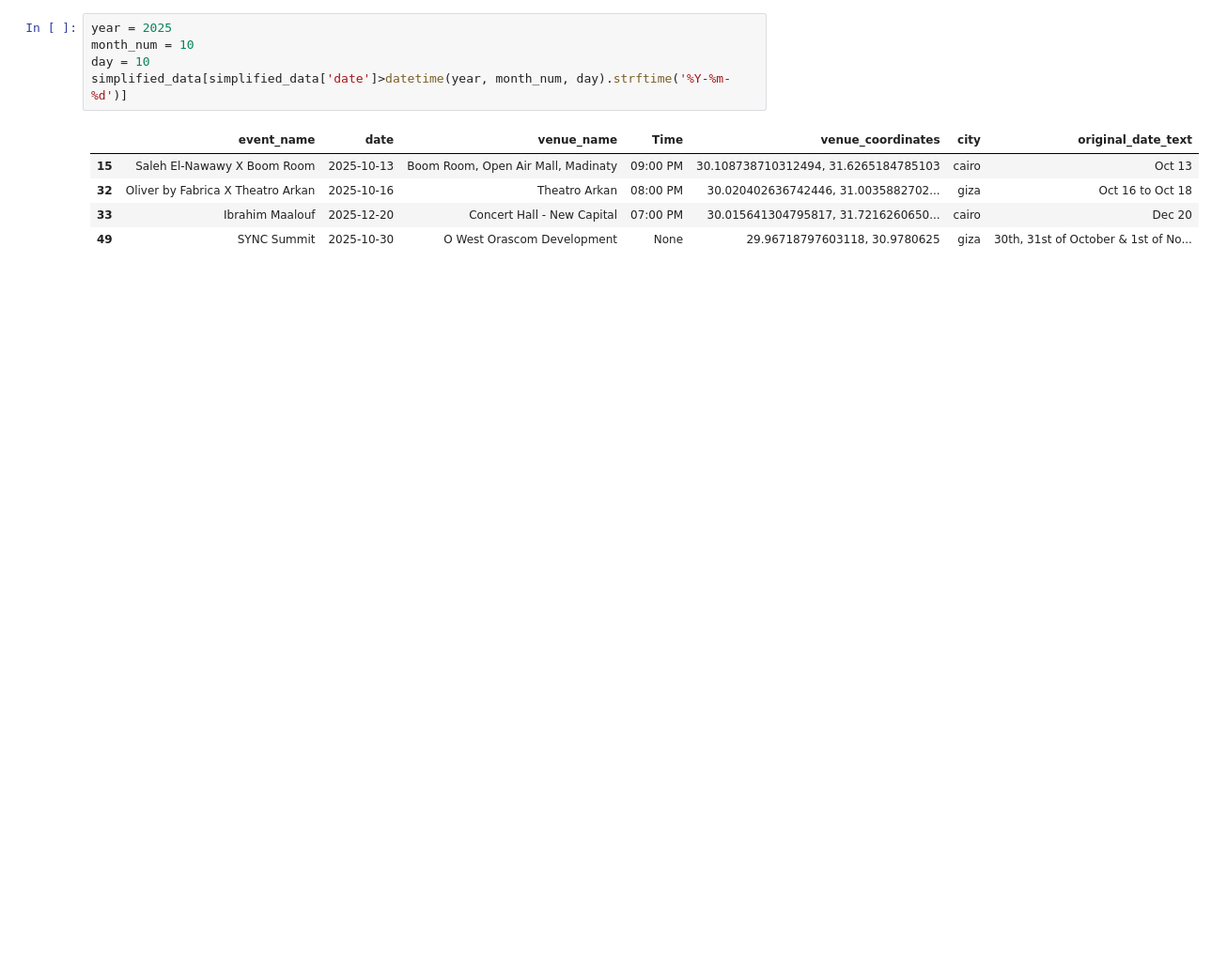
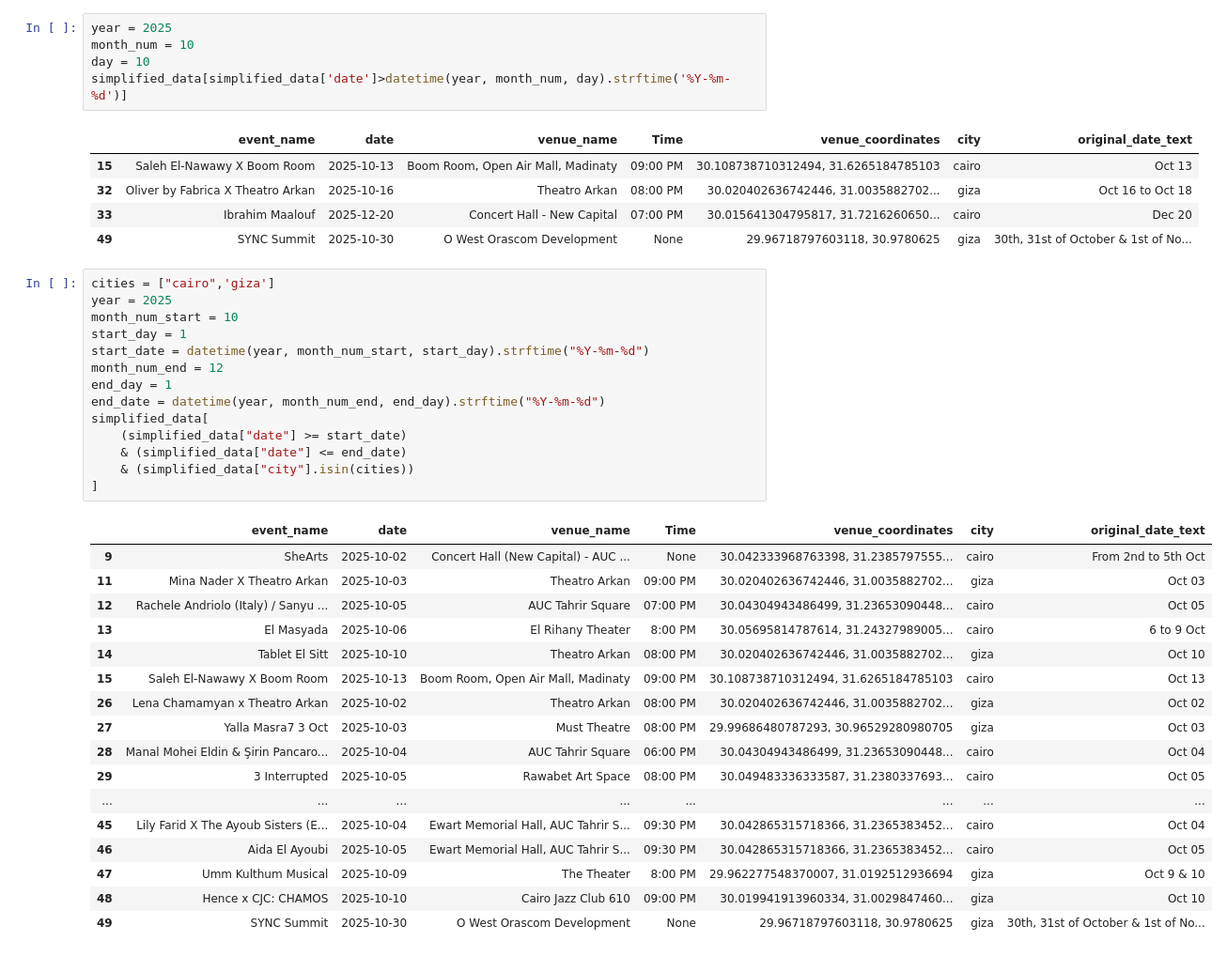
Before and after one commit to youssefashmawy/Mass-Events, a Jupyter notebook: Mass_Event/Mass_Event/analysis/ticketsMarche.ipynb, the cells around one changed output. Shown: that part at 94% size. Drawn from its saved outputs; the diff is of its cells as text; blank space fills up the shorter version.

Commit message:
Added date filtering

```diff
--- a/Mass_Event/Mass_Event/analysis/ticketsMarche.ipynb
+++ b/Mass_Event/Mass_Event/analysis/ticketsMarche.ipynb
@@ -269,3 +269,35 @@ simplified_data[simplified_data['date']>datetime(year, month_num, day).strftime(
 | 32 | Oliver by Fabrica X Theatro Arkan | 2025-10-16 | Theatro Arkan | 08:00 PM | 30.020402636742446, 31.0035882702... | giza | Oct 16 to Oct 18 |
 | 33 | Ibrahim Maalouf | 2025-12-20 | Concert Hall - New Capital | 07:00 PM | 30.015641304795817, 31.7216260650... | cairo | Dec 20 |
 | 49 | SYNC Summit | 2025-10-30 | O West Orascom Development | None | 29.96718797603118, 30.9780625 | giza | 30th, 31st of October & 1st of No... |
+# %%
+cities = ["cairo",'giza']
+year = 2025
+month_num_start = 10
+start_day = 1
+start_date = datetime(year, month_num_start, start_day).strftime("%Y-%m-%d")
+month_num_end = 12
+end_day = 1
+end_date = datetime(year, month_num_end, end_day).strftime("%Y-%m-%d")
+simplified_data[
+    (simplified_data["date"] >= start_date)
+    & (simplified_data["date"] <= end_date)
+    & (simplified_data["city"].isin(cities))
+]
+# %% [output]
+|  | event_name | date | venue_name | Time | venue_coordinates | city | original_date_text |
+| 9 | SheArts | 2025-10-02 | Concert Hall (New Capital) - AUC ... | None | 30.042333968763398, 31.2385797555... | cairo | From 2nd to 5th Oct |
+| 11 | Mina Nader X Theatro Arkan | 2025-10-03 | Theatro Arkan | 09:00 PM | 30.020402636742446, 31.0035882702... | giza | Oct 03 |
+| 12 | Rachele Andriolo (Italy) / Sanyu ... | 2025-10-05 | AUC Tahrir Square | 07:00 PM | 30.04304943486499, 31.23653090448... | cairo | Oct 05 |
+| 13 | El Masyada | 2025-10-06 | El Rihany Theater | 8:00 PM | 30.05695814787614, 31.24327989005... | cairo | 6 to 9 Oct |
+| 14 | Tablet El Sitt | 2025-10-10 | Theatro Arkan | 08:00 PM | 30.020402636742446, 31.0035882702... | giza | Oct 10 |
+| 15 | Saleh El-Nawawy X Boom Room | 2025-10-13 | Boom Room, Open Air Mall, Madinaty | 09:00 PM | 30.108738710312494, 31.6265184785103 | cairo | Oct 13 |
+| 26 | Lena Chamamyan x Theatro Arkan | 2025-10-02 | Theatro Arkan | 08:00 PM | 30.020402636742446, 31.0035882702... | giza | Oct 02 |
+| 27 | Yalla Masra7 3 Oct | 2025-10-03 | Must Theatre | 08:00 PM | 29.99686480787293, 30.96529280980705 | giza | Oct 03 |
+| 28 | Manal Mohei Eldin & Şirin Pancaro... | 2025-10-04 | AUC Tahrir Square | 06:00 PM | 30.04304943486499, 31.23653090448... | cairo | Oct 04 |
+| 29 | 3 Interrupted | 2025-10-05 | Rawabet Art Space | 08:00 PM | 30.049483336333587, 31.2380337693... | cairo | Oct 05 |
+| ... | ... | ... | ... | ... | ... | ... | ... |
+| 45 | Lily Farid X The Ayoub Sisters (E... | 2025-10-04 | Ewart Memorial Hall, AUC Tahrir S... | 09:30 PM | 30.042865315718366, 31.2365383452... | cairo | Oct 04 |
+| 46 | Aida El Ayoubi | 2025-10-05 | Ewart Memorial Hall, AUC Tahrir S... | 09:30 PM | 30.042865315718366, 31.2365383452... | cairo | Oct 05 |
+| 47 | Umm Kulthum Musical | 2025-10-09 | The Theater | 8:00 PM | 29.962277548370007, 31.0192512936694 | giza | Oct 9 & 10 |
+| 48 | Hence x CJC: CHAMOS | 2025-10-10 | Cairo Jazz Club 610 | 09:00 PM | 30.019941913960334, 31.0029847460... | giza | Oct 10 |
+| 49 | SYNC Summit | 2025-10-30 | O West Orascom Development | None | 29.96718797603118, 30.9780625 | giza | 30th, 31st of October & 1st of No... |
```
Also changed, not shown: 2 other files.
